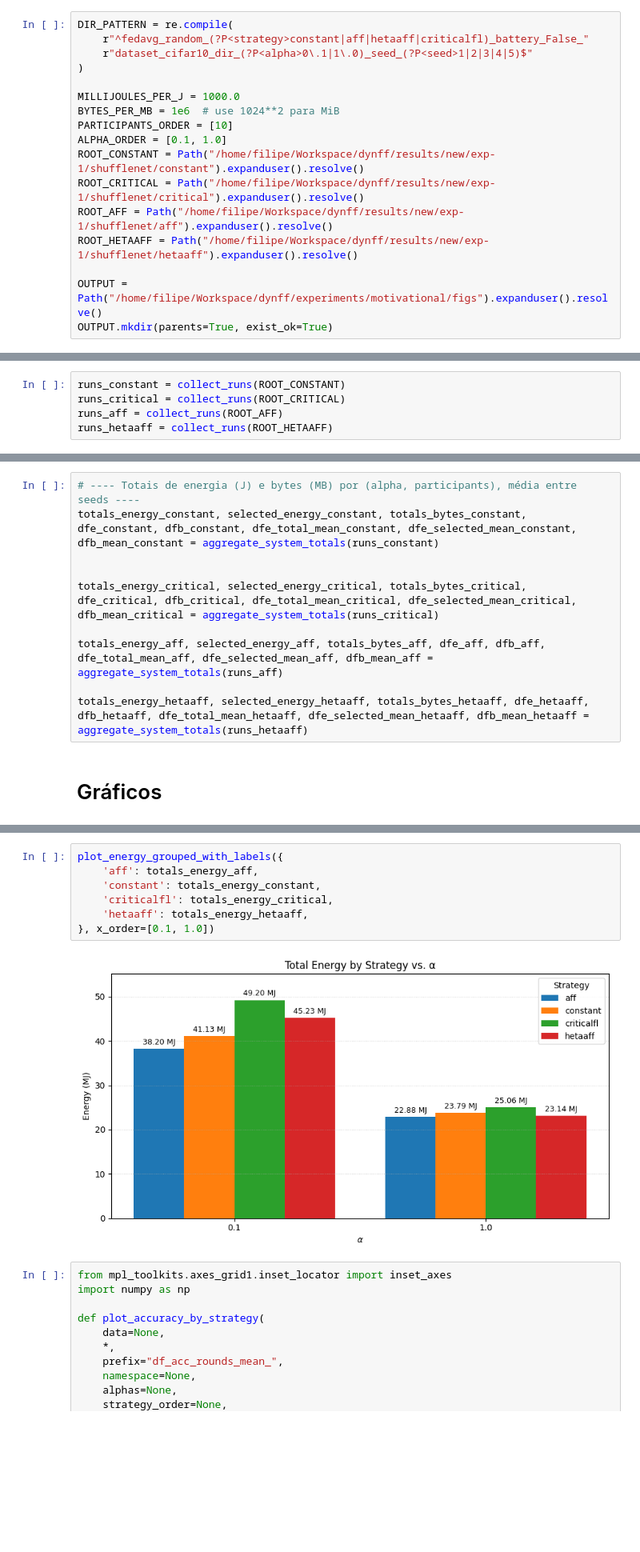
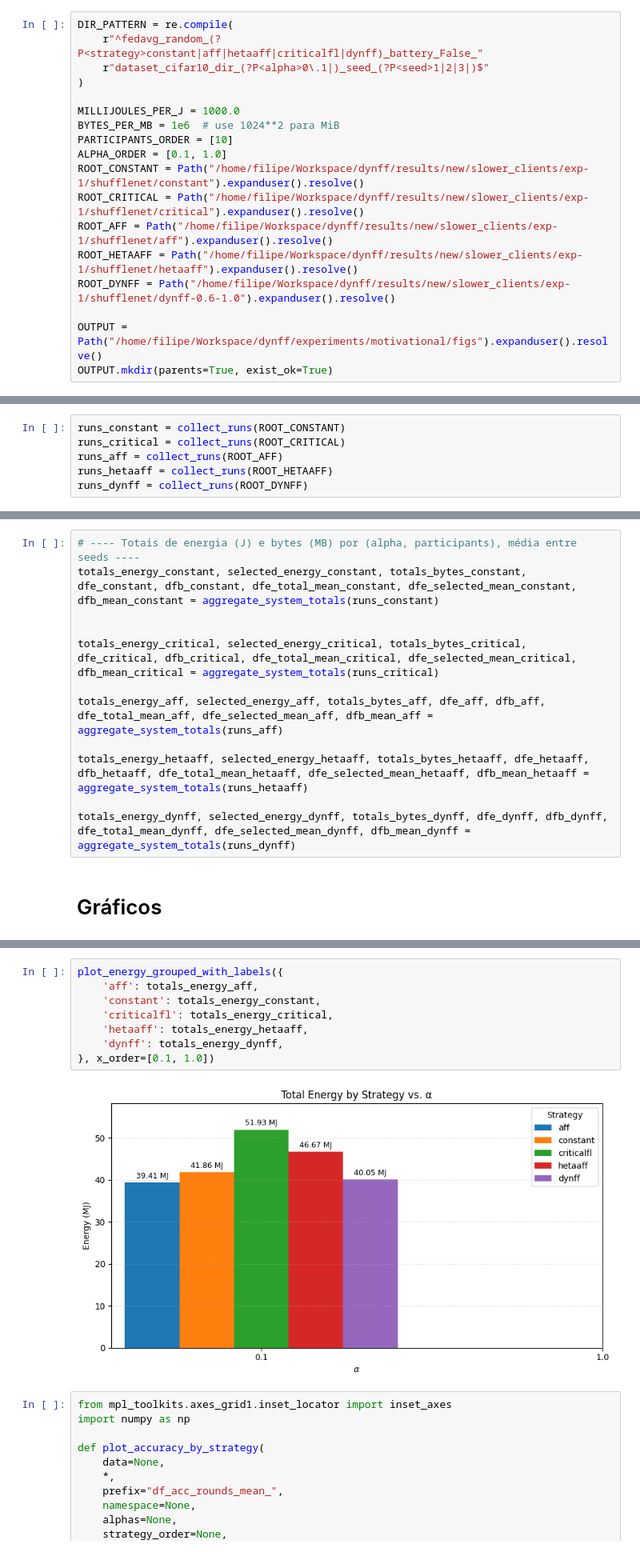
Before and after one commit to RafaelGreg18/tcc-def, a Jupyter notebook: experiments/analysis/training_cost.ipynb, the cells around one changed output, grey strips where cells are left out. Shown: that part at 80% size. Cells and saved outputs as stored; diff of their text form; blank space fills up the shorter version.

```diff
--- a/experiments/analysis/training_cost.ipynb
+++ b/experiments/analysis/training_cost.ipynb
@@ -14,18 +14,19 @@ from collections.abc import Mapping, Sequence
 # Variáveis
 # %%
 DIR_PATTERN = re.compile(
-    r"^fedavg_random_(?P<strategy>constant|aff|hetaaff|criticalfl)_battery_False_"
-    r"dataset_cifar10_dir_(?P<alpha>0\.1|1\.0)_seed_(?P<seed>1|2|3|4|5)$"
+    r"^fedavg_random_(?P<strategy>constant|aff|hetaaff|criticalfl|dynff)_battery_False_"
+    r"dataset_cifar10_dir_(?P<alpha>0\.1|)_seed_(?P<seed>1|2|3|)$"
 )
 
 MILLIJOULES_PER_J = 1000.0
 BYTES_PER_MB = 1e6  # use 1024**2 para MiB
 PARTICIPANTS_ORDER = [10]
 ALPHA_ORDER = [0.1, 1.0]
-ROOT_CONSTANT = Path("/home/filipe/Workspace/dynff/results/new/exp-1/shufflenet/constant").expanduser().resolve()
-ROOT_CRITICAL = Path("/home/filipe/Workspace/dynff/results/new/exp-1/shufflenet/critical").expanduser().resolve()
-ROOT_AFF = Path("/home/filipe/Workspace/dynff/results/new/exp-1/shufflenet/aff").expanduser().resolve()
-ROOT_HETAAFF = Path("/home/filipe/Workspace/dynff/results/new/exp-1/shufflenet/hetaaff").expanduser().resolve()
+ROOT_CONSTANT = Path("/home/filipe/Workspace/dynff/results/new/slower_clients/exp-1/shufflenet/constant").expanduser().resolve()
+ROOT_CRITICAL = Path("/home/filipe/Workspace/dynff/results/new/slower_clients/exp-1/shufflenet/critical").expanduser().resolve()
+ROOT_AFF = Path("/home/filipe/Workspace/dynff/results/new/slower_clients/exp-1/shufflenet/aff").expanduser().resolve()
+ROOT_HETAAFF = Path("/home/filipe/Workspace/dynff/results/new/slower_clients/exp-1/shufflenet/hetaaff").expanduser().resolve()
+ROOT_DYNFF = Path("/home/filipe/Workspace/dynff/results/new/slower_clients/exp-1/shufflenet/dynff-0.6-1.0").expanduser().resolve()
 
 OUTPUT = Path("/home/filipe/Workspace/dynff/experiments/motivational/figs").expanduser().resolve()
 OUTPUT.mkdir(parents=True, exist_ok=True)
@@ -400,3 +401,4 @@ runs_constant = collect_runs(ROOT_CONSTANT)
 runs_critical = collect_runs(ROOT_CRITICAL)
 runs_aff = collect_runs(ROOT_AFF)
 runs_hetaaff = collect_runs(ROOT_HETAAFF)
+runs_dynff = collect_runs(ROOT_DYNFF)
@@ -416,6 +437,8 @@ totals_energy_critical, selected_energy_critical, totals_bytes_critical, dfe_cri
 totals_energy_aff, selected_energy_aff, totals_bytes_aff, dfe_aff, dfb_aff, dfe_total_mean_aff, dfe_selected_mean_aff, dfb_mean_aff = aggregate_system_totals(runs_aff)
 
 totals_energy_hetaaff, selected_energy_hetaaff, totals_bytes_hetaaff, dfe_hetaaff, dfb_hetaaff, dfe_total_mean_hetaaff, dfe_selected_mean_hetaaff, dfb_mean_hetaaff = aggregate_system_totals(runs_hetaaff)
+
+totals_energy_dynff, selected_energy_dynff, totals_bytes_dynff, dfe_dynff, dfb_dynff, dfe_total_mean_dynff, dfe_selected_mean_dynff, dfb_mean_dynff = aggregate_system_totals(runs_dynff)
 # %% [markdown]
 # Gráficos
 # %%
@@ -430,12 +454,13 @@ plot_energy_grouped_with_labels({
 # %%
 plot_energy_grouped_with_labels({
     'aff': totals_energy_aff,
     'constant': totals_energy_constant,
     'criticalfl': totals_energy_critical,
     'hetaaff': totals_energy_hetaaff,
+    'dynff': totals_energy_dynff,
 }, x_order=[0.1, 1.0])
 # %% [output]
-[figure, old version]
+[figure, new version]
 # %%
 from mpl_toolkits.axes_grid1.inset_locator import inset_axes
 import numpy as np
```
Also changed, not shown: parts of 4 cells of this notebook, 13 other files.
